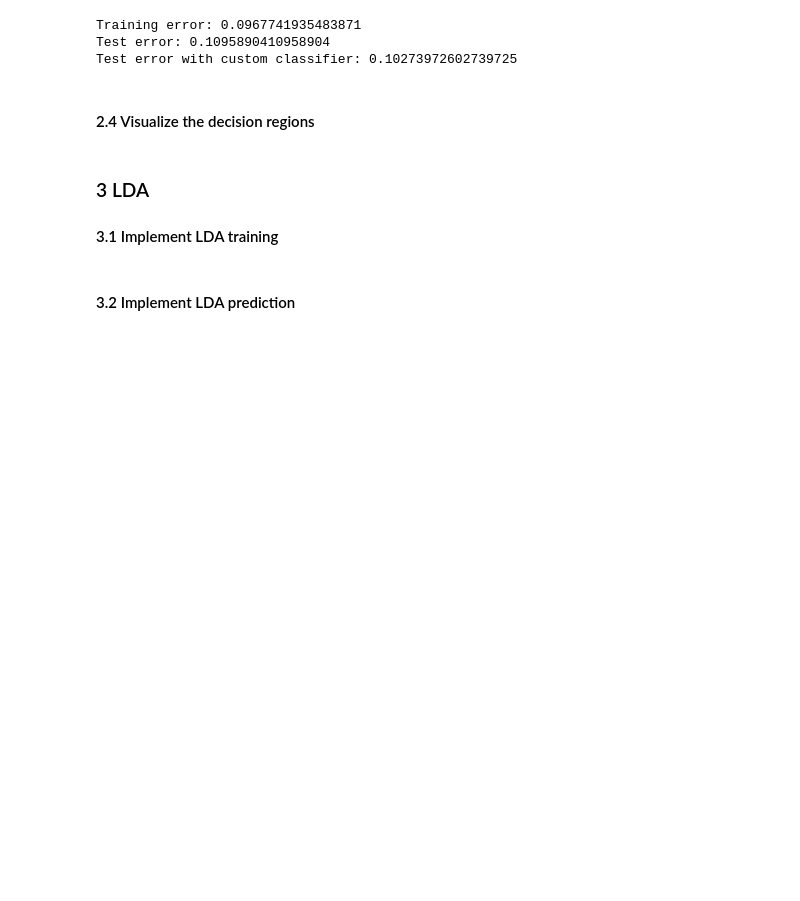
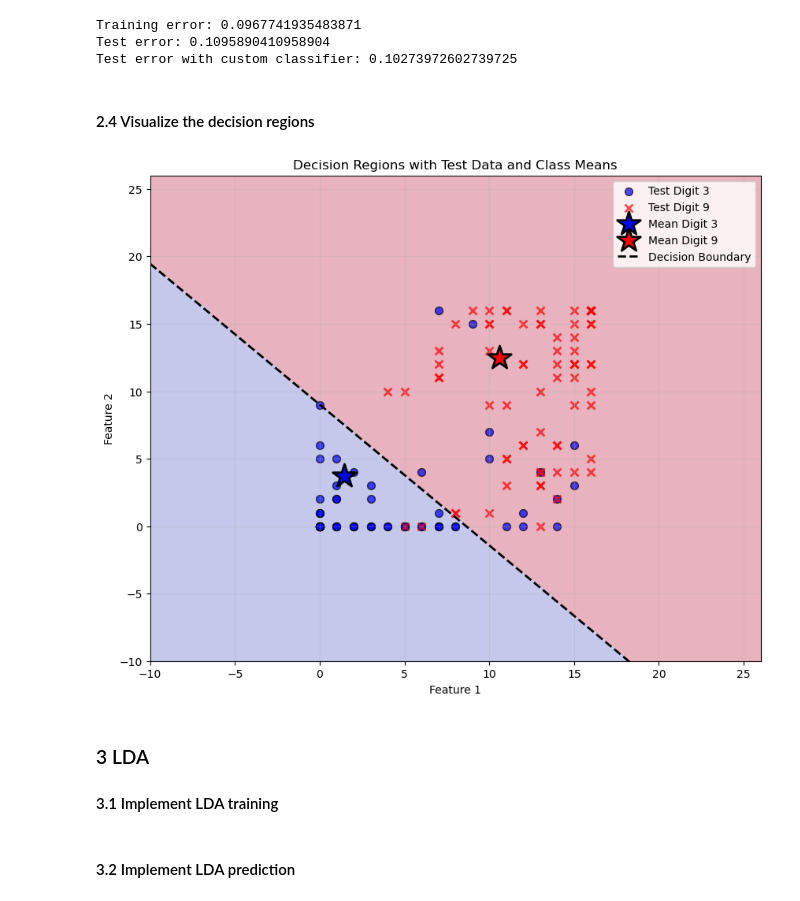
Before and after one commit to binyamolango/machine_learning_essentials, a Jupyter notebook: ex01_linear_classifiers/linear-classifiers.ipynb, the cells around one changed output. Saved outputs shown, nothing was run; the diff lists cells and outputs as text; code cells hidden in the pictures; blank space fills up the shorter version.

Commit message:
Plot the decision boundary

```diff
--- a/ex01_linear_classifiers/linear-classifiers.ipynb
+++ b/ex01_linear_classifiers/linear-classifiers.ipynb
@@ -178,7 +178,7 @@ if (test_error > 0.1):
     mean_9 = training_features[y_train_binary == 1].mean(axis=0)
 
     beta = mean_9 - mean_3
-    b = -80
+    b = -79
 
     # Test the custom classifier
     predicted_test_labels = custom_classifier(test_features, beta, b)
@@ -213,7 +213,7 @@ grid_predictions = custom_classifier(grid_features, beta, b)
 grid_predictions = grid_predictions.reshape(F1.shape)
 
 # Plot decision regions
-plt.figure(figsize=(12, 10))
+plt.figure(figsize=(10, 8))
 
 # Plot decision regions (use blue for class -1, red for class 1)
 decision_map = np.where(grid_predictions == -1, 0, 1)
@@ -225,33 +225,35 @@ mask3_test = (y_test_binary == -1)
 mask9_test = (y_test_binary == 1)
 plt.scatter(test_features[mask3_test, 0], test_features[mask3_test, 1],
             label='Test Digit 3', alpha=0.7, s=50, marker='o', color='blue', edgecolors='black')
 plt.scatter(test_features[mask9_test, 0], test_features[mask9_test, 1],
             label='Test Digit 9', alpha=0.7, s=50, marker='x', color='red', linewidths=2)
 
 # Plot class means
 mean_3 = training_features[y_train_binary == -1].mean(axis=0)
 mean_9 = training_features[y_train_binary == 1].mean(axis=0)
 plt.scatter(mean_3[0], mean_3[1], marker='*', s=500, color='blue',
             edgecolors='black', linewidth=2, label='Mean Digit 3', zorder=5)
 plt.scatter(mean_9[0], mean_9[1], marker='*', s=500, color='red',
             edgecolors='black', linewidth=2, label='Mean Digit 9', zorder=5)
 
 # Plot decision boundary line: beta @ features + b = 0
 # Rearrange: beta[1] * f2 = -beta[0] * f1 - b
 # f2 = (-beta[0] * f1 - b) / beta[1]
 if beta[1] != 0:
     f1_line = np.array([min_f1, max_f1])
     f2_line = (-beta[0] * f1_line - b) / beta[1]
     plt.plot(f1_line, f2_line, 'k--', linewidth=2, label='Decision Boundary')
 
 plt.xlabel('Feature 1')
 plt.ylabel('Feature 2')
 plt.title('Decision Regions with Test Data and Class Means')
 plt.legend(loc='best')
 plt.grid(True, alpha=0.3)
 plt.xlim(min_f1, max_f1)
 plt.ylim(min_f2, max_f2)
 plt.show()
+# %% [output]
+[figure, added]
 # %% [markdown]
 ### 3 LDA
 #### 3.1 Implement LDA training
```
